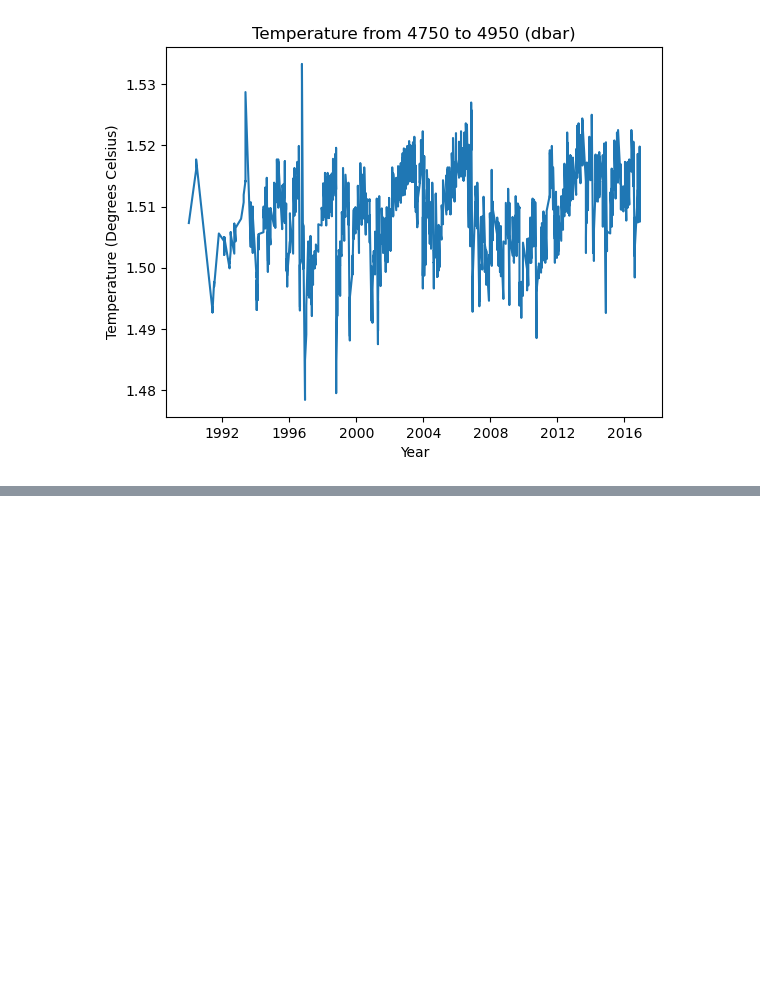
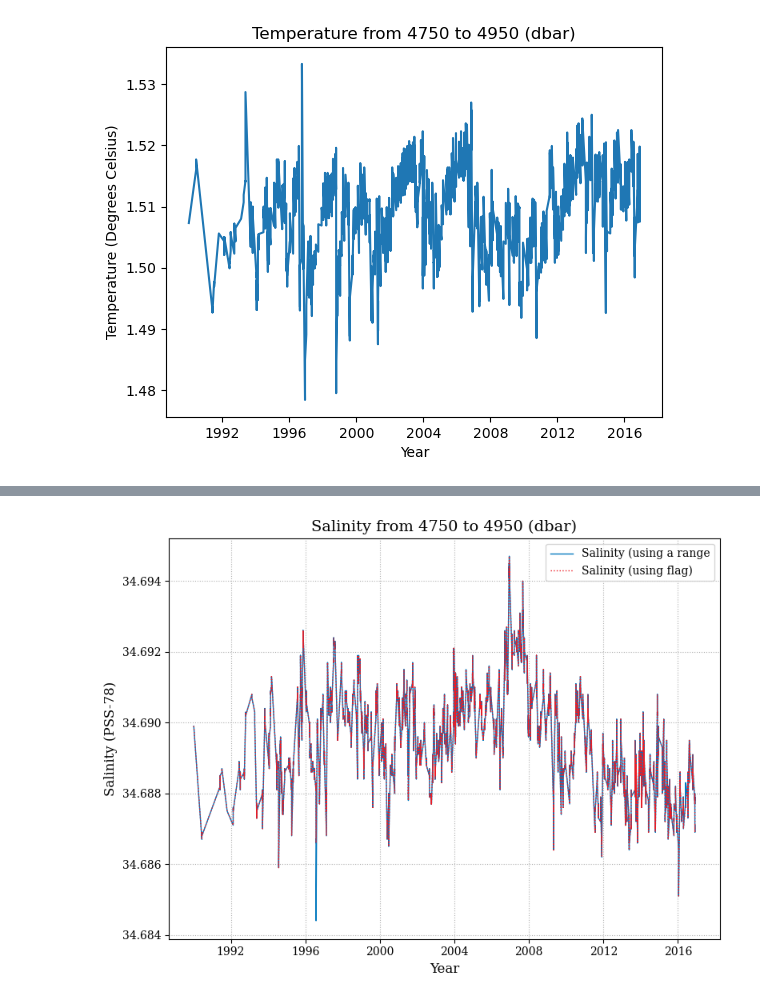
Before and after one commit to fcarvalhopacheco/datacamp-python, a Jupyter notebook: 02.intermediate_python/02.dictionaries.ipynb, the cells around one changed output, grey strips where cells are left out. Drawn from its saved outputs; the diff is of its cells as text; code cells hidden in the pictures; blank space fills up the shorter version.

```diff
--- a/02.intermediate_python/02.dictionaries.ipynb
+++ b/02.intermediate_python/02.dictionaries.ipynb
@@ -316,0 +428,33 @@ plt.show()
+# %%
+# Filter data using boolean condition
+pressure_bottom1 = df[(df['CTDPRS'] <= -4750) & (df['CTDPRS'] >= -4950) &
+                      (df['CTDSAL'] >= 34.66) & (df['CTDSAL'] <= 36)]    # FILTER USING boolean
+
+# Filter using 'QUALT1'
+pressure_bottom2 = df[(df['CTDPRS'] <= -4750) &
+                      (df['CTDPRS'] >= -4950) &
+                      (df['QUALT1'].astype(str).str[2] == '2')]   # FILTER USING FLAGS from ['QUALT1'] column
+
+# Create a single plot
+fig, ax = plt.subplots(figsize=(8, 6))
+
+# Plot CTDSAL using the first method
+ax.plot(pressure_bottom1['CTDSAL'], color='#0077be', linestyle='-', linewidth=1, label='Salinity (using a range')
+
+# Plot CTDSAL using flags
+ax.plot(pressure_bottom2['CTDSAL'], color='#ed1c24' ,linestyle=':', linewidth=1,label='Salinity (using flag)')
+
+ax.set_xlabel('Year', fontsize=12)
+ax.set_ylabel('Salinity (PSS-78)', fontsize=12)
+ax.set_title('Salinity from 4750 to 4950 (dbar)', fontsize=14)
+ax.grid(True, linestyle='dotted')
+
+ax.legend(loc='upper right', fontsize=10)
+
+# Adjust the layout
+plt.tight_layout()
+
+# Display the plot
+plt.show()
+# %% [output]
+[figure, added]
```
Also changed, not shown: parts of 11 cells of this notebook.
